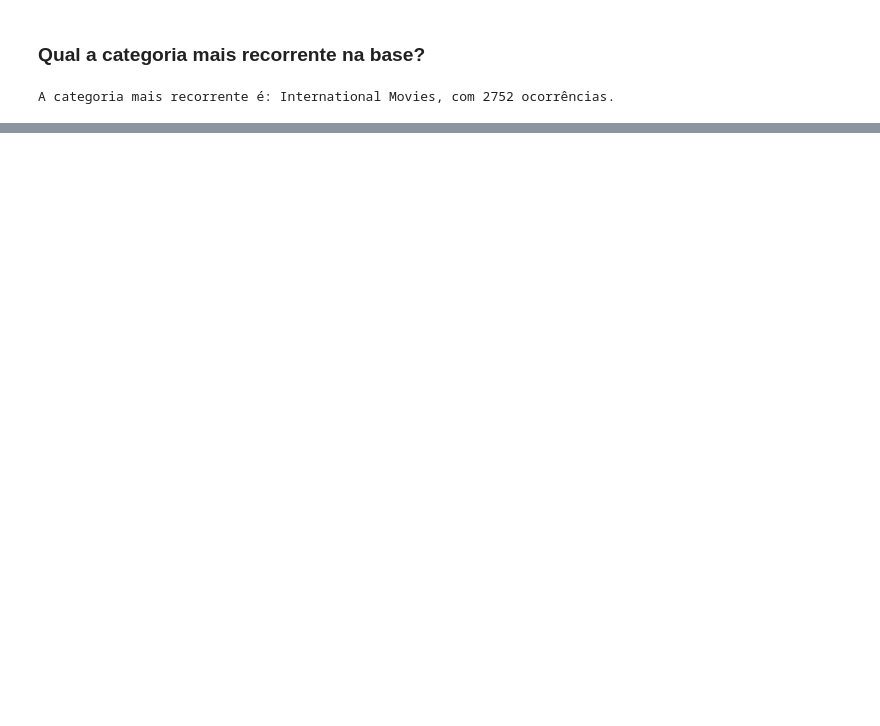
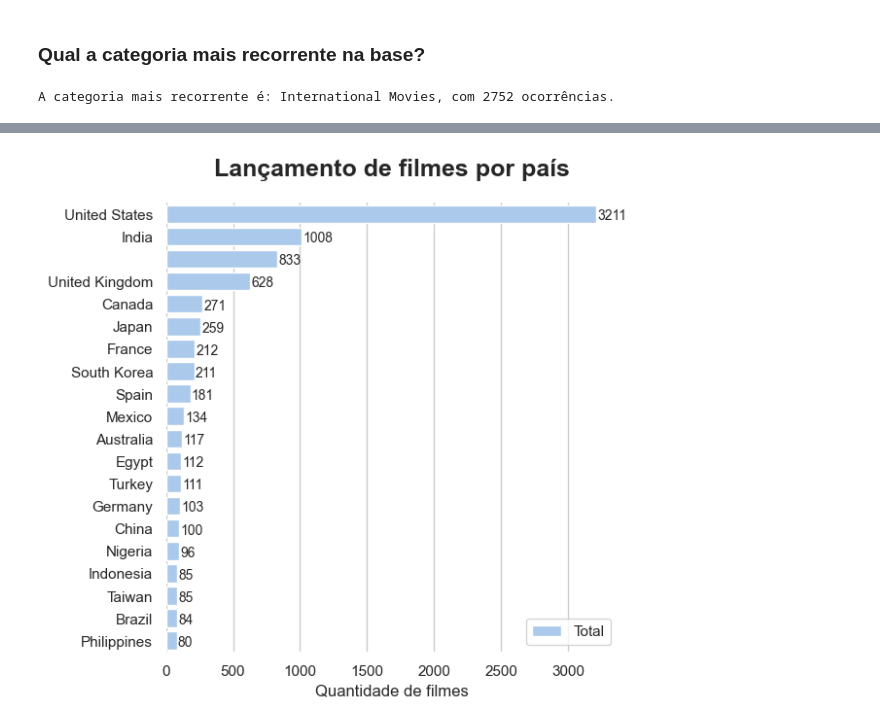
Before and after one commit to moraessena/netflix_notebook, a Jupyter notebook: netflix_notebook_v2.ipynb, the cells around one changed output, grey strips where cells are left out. Saved outputs shown, nothing was run; the diff lists cells and outputs as text; code cells hidden in the pictures; blank space fills up the shorter version.

```diff
--- a/netflix_notebook_v2.ipynb
+++ b/netflix_notebook_v2.ipynb
@@ -397,0 +423,3 @@ A categoria mais recorrente é: International Movies, com 2752 ocorrências.
+# %%
+df_netflix_titles['main_country'] = df_netflix_titles['country'].apply(lambda x: x[0])
+df_netflix_titles.head()
@@ -397,0 +437,19 @@ A categoria mais recorrente é: International Movies, com 2752 ocorrências.
+# %%
+# Initialize the matplotlib figure
+f, ax = plt.subplots(figsize=(6, 6))
+
+df_netflix_country = df_netflix_titles['main_country'].value_counts().rename_axis('country').reset_index(name='count').head(20)
+
+sns.set_theme(style="whitegrid")
+sns.set_color_codes("pastel")
+sns.barplot(x='count', y="country", data=df_netflix_country, label="Total", color="b")
+
+ax.set_title("Lançamento de filmes por país", pad=20, fontsize=18, fontweight='bold')
+ax.legend(ncol=2, loc="lower right", frameon=True)
+ax.set(ylabel="", xlabel="Quantidade de filmes")
+sns.despine(left=True, bottom=True)
+for i, v in enumerate(df_netflix_country['count']):
+   ax.text(v+10, i+.25, str(v), fontsize=10)
+plt.show()
+# %% [output]
+[figure, added]
```
Also changed, not shown: parts of 22 cells of this notebook.
